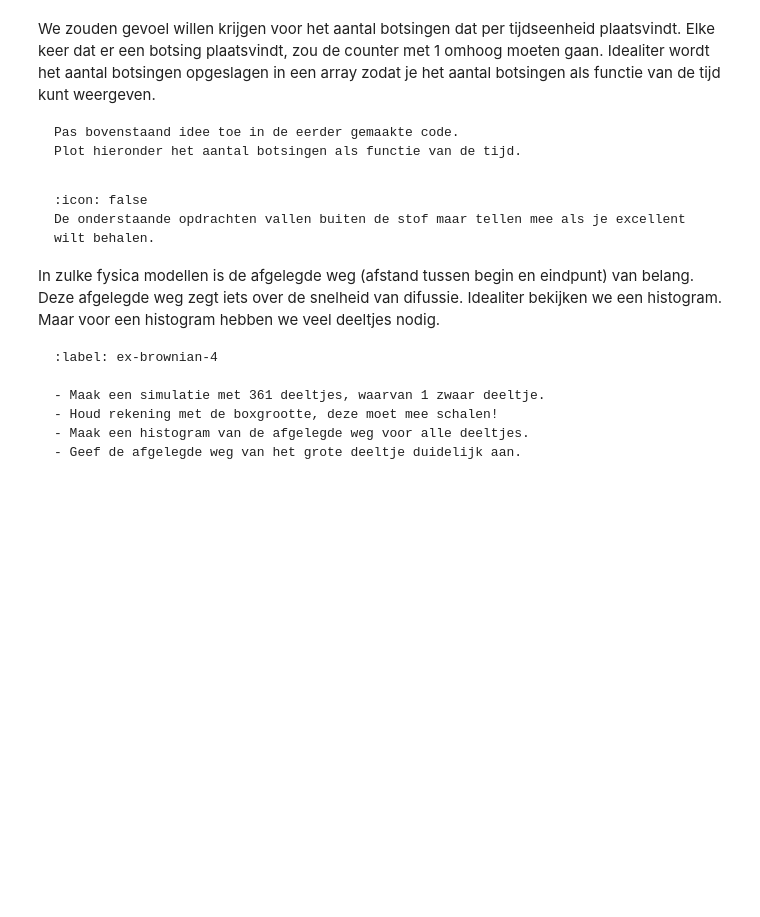
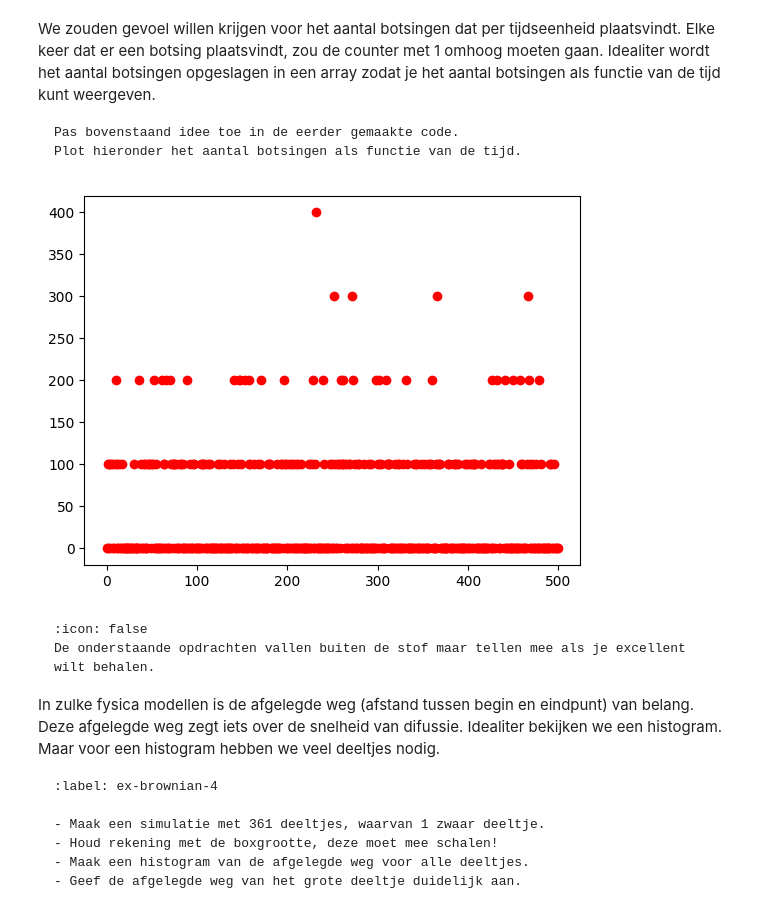
Before and after one commit to MikaBarDEV/IP-2-thermolab, a Jupyter notebook: Content/PySim/4_brownianmotion.ipynb, the cells around one changed output. Drawn from its saved outputs; the diff is of its cells as text; code cells hidden in the pictures; blank space fills up the shorter version.

````diff
--- a/Content/PySim/4_brownianmotion.ipynb
+++ b/Content/PySim/4_brownianmotion.ipynb
@@ -217,6 +220,29 @@ Plot hieronder het aantal botsingen als functie van de tijd.
 ```
 # %%
 #your code/answer
+collisions_per_timeinterval = []
+
+
+for i in range(500):
+    for p in particles:
+        p.update_position()    # Update positie
+        p.boxcollision()         # Wandbotsing werkt per deeltje
+    handle_collisions(particles)
+
+    num_coll = handle_collisions(particles)
+    collisions_per_timeinterval.append(num_coll)
+
+    track_x.append(particles[N-1].r[0])
+    track_y.append(particles[N-1].r[1])
+
+
+#print(collisions_per_timeinterval)
+dt = 0.01
+botsingen_per_tijdsinterval = [c/dt for c in collisions_per_timeinterval]
+plt.plot(botsingen_per_tijdsinterval,'ro')
+plt.show()
+# %% [output]
+[figure, added]
 # %% [markdown]
 ```{warning} 🌶 Let op!
 :icon: false
````
Also changed, not shown: parts of 4 cells of this notebook.
